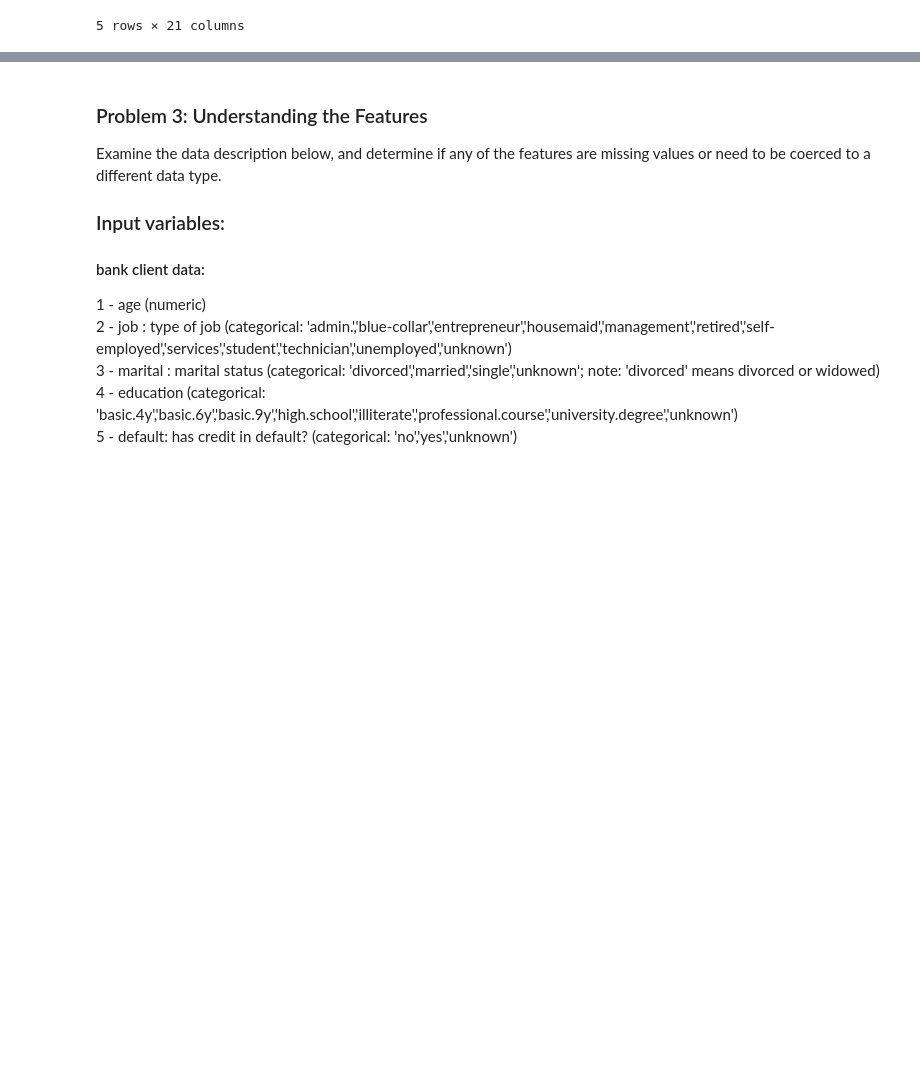
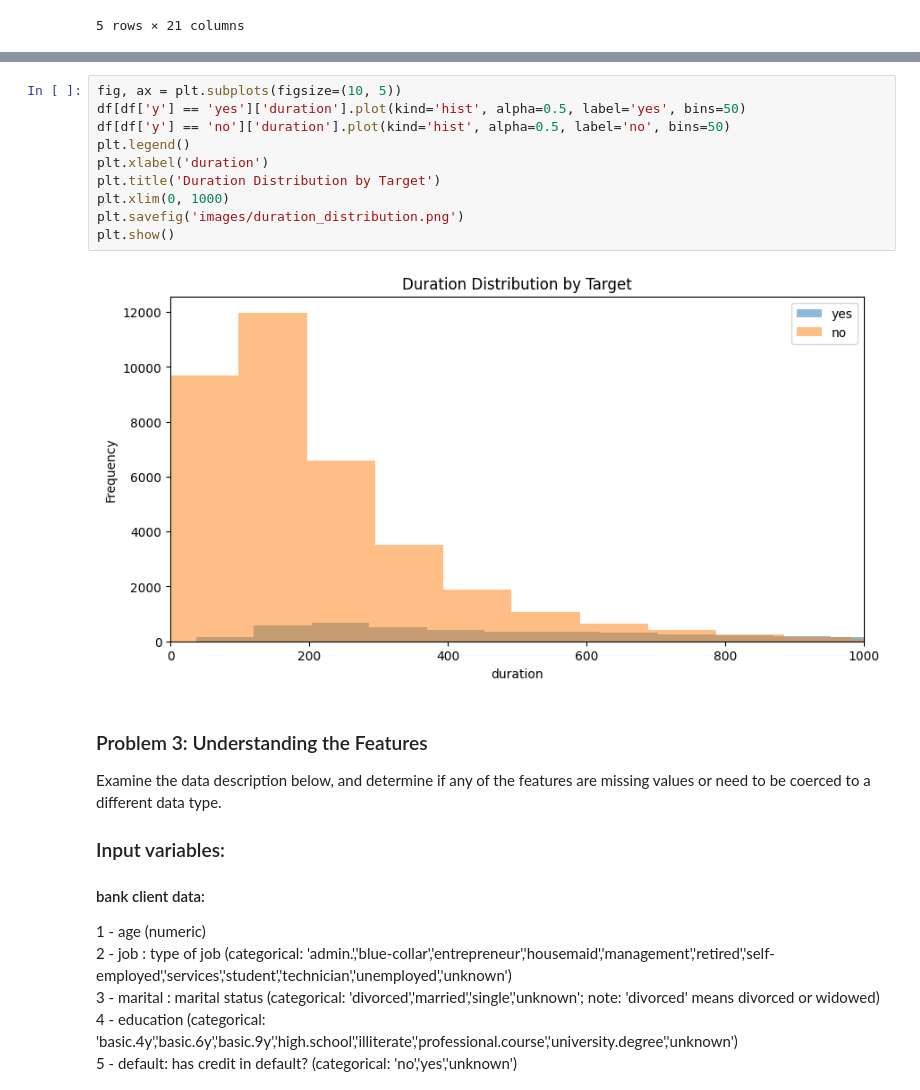
Before and after one commit to coconut808/ML-AI, a Jupyter notebook: Assignment_17.1/prompt_III.ipynb, the cells around one changed output, grey strips where cells are left out. Drawn from its saved outputs; the diff is of its cells as text; blank space fills up the shorter version.

```diff
--- a/Assignment_17.1/prompt_III.ipynb
+++ b/Assignment_17.1/prompt_III.ipynb
@@ -55,3 +89,15 @@ df.head()
+# %%
+fig, ax = plt.subplots(figsize=(10, 5))
+df[df['y'] == 'yes']['duration'].plot(kind='hist', alpha=0.5, label='yes', bins=50)
+df[df['y'] == 'no']['duration'].plot(kind='hist', alpha=0.5, label='no', bins=50)
+plt.legend()
+plt.xlabel('duration')
+plt.title('Duration Distribution by Target')
+plt.xlim(0, 1000)
+plt.savefig('images/duration_distribution.png')
+plt.show()
+# %% [output]
+[figure, added]
 # %% [markdown]
 ### Problem 3: Understanding the Features
 Examine the data description below, and determine if any of the features are missing values or need to be coerced to a different data type.
```
Also changed, not shown: parts of 5 cells of this notebook, 1 other file.
